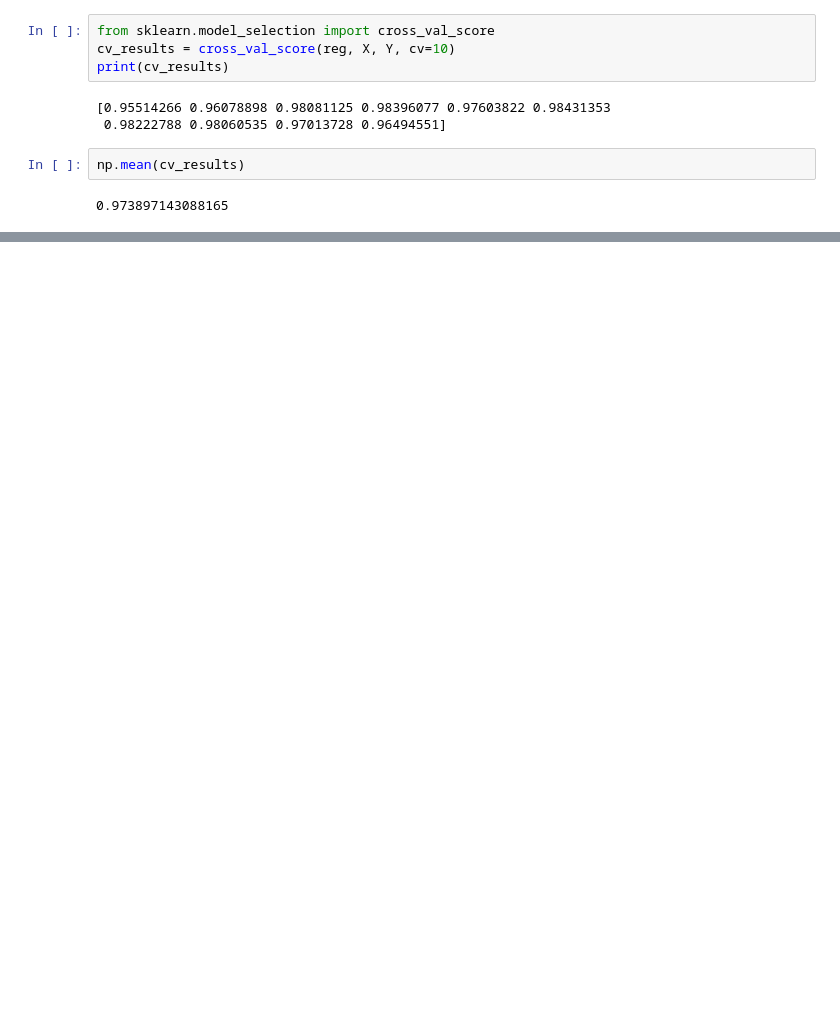
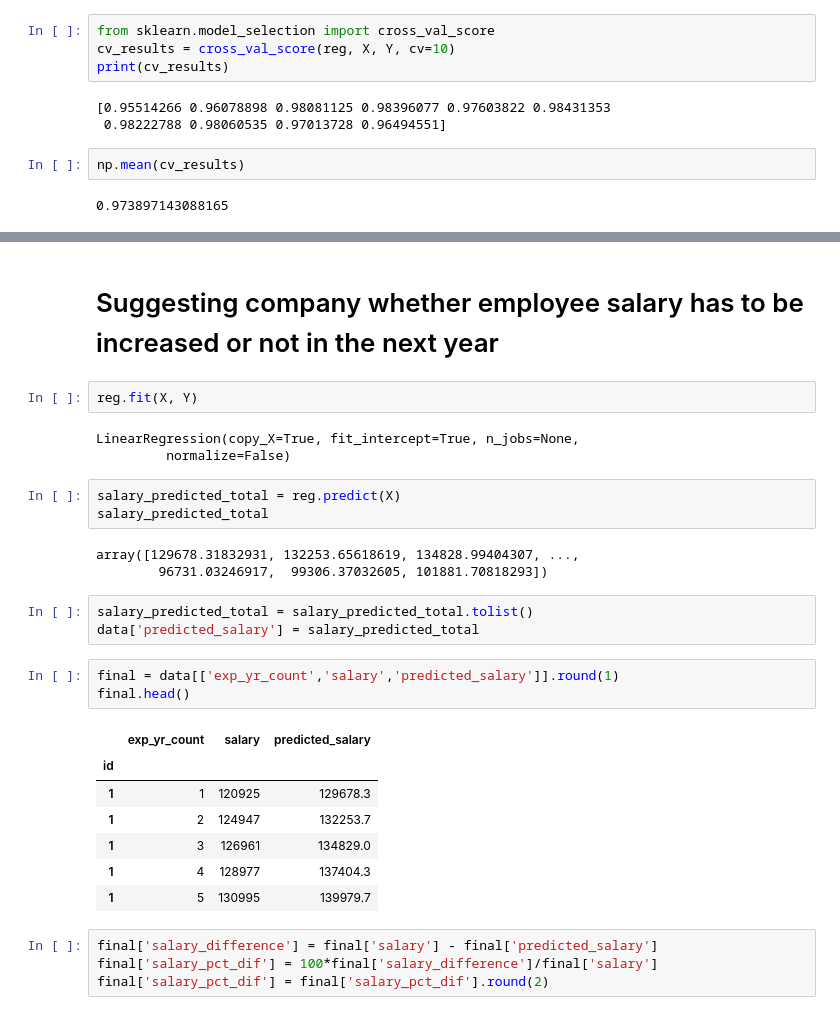
Before and after one commit to vrc-vinodh/mock-data-generation, a Jupyter notebook: prediction/salary-regression-model.ipynb, the cells around one changed output, grey strips where cells are left out. Drawn from its saved outputs; the diff is of its cells as text; blank space fills up the shorter version.

```diff
--- a/prediction/salary-regression-model.ipynb
+++ b/prediction/salary-regression-model.ipynb
@@ -133,0 +136,31 @@ print(cv_results)
+# %% [markdown]
+# Suggesting company whether employee salary has to be increased or not in the next year
+# %%
+reg.fit(X, Y)
+# %% [output]
+LinearRegression(copy_X=True, fit_intercept=True, n_jobs=None,
+         normalize=False)
+# %%
+salary_predicted_total = reg.predict(X)
+salary_predicted_total
+# %% [output]
+array([129678.31832931, 132253.65618619, 134828.99404307, ...,
+        96731.03246917,  99306.37032605, 101881.70818293])
+# %%
+salary_predicted_total = salary_predicted_total.tolist()
+data['predicted_salary'] = salary_predicted_total
+# %%
+final = data[['exp_yr_count','salary','predicted_salary']].round(1)
+final.head()
+# %% [output]
+|  | exp_yr_count | salary | predicted_salary |
+| id |  |  |  |
+| 1 | 1 | 120925 | 129678.3 |
+| 1 | 2 | 124947 | 132253.7 |
+| 1 | 3 | 126961 | 134829.0 |
+| 1 | 4 | 128977 | 137404.3 |
+| 1 | 5 | 130995 | 139979.7 |
+# %%
+final['salary_difference'] = final['salary'] - final['predicted_salary']
+final['salary_pct_dif'] = 100*final['salary_difference']/final['salary']
+final['salary_pct_dif'] = final['salary_pct_dif'].round(2)
```
Also changed, not shown: parts of 15 cells of this notebook.
